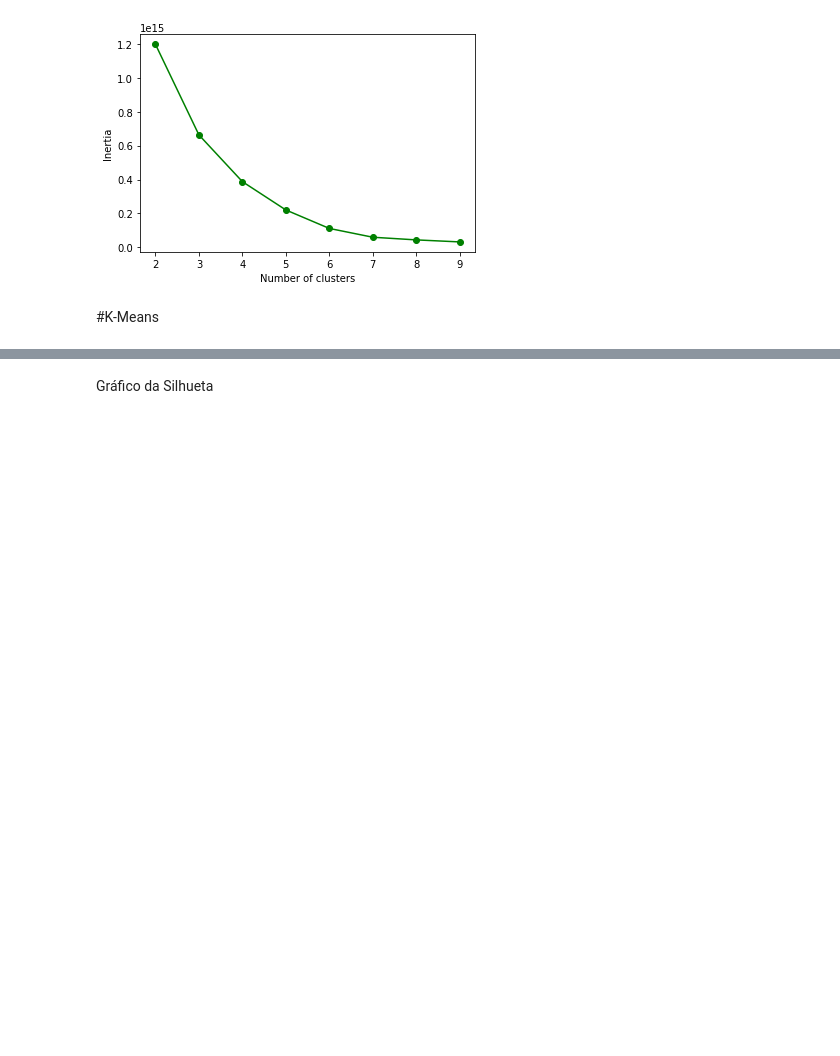
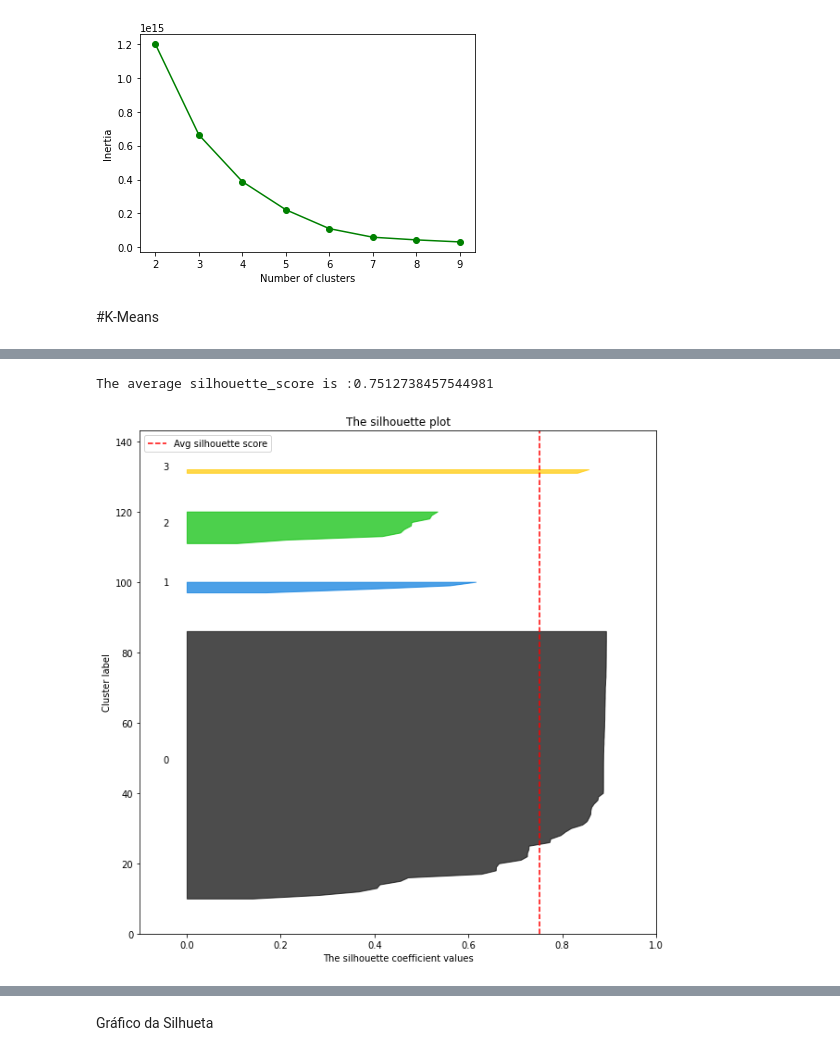
Before and after one commit to Dany-Lima/Machine_Learing, a Jupyter notebook: Trabalho_Dataset_Air_Traffic_Passenger_Statistics.ipynb, the cells around one changed output, grey strips where cells are left out. Cells and saved outputs as stored; diff of their text form; code cells hidden in the pictures; blank space fills up the shorter version.

```diff
--- a/Trabalho_Dataset_Air_Traffic_Passenger_Statistics.ipynb
+++ b/Trabalho_Dataset_Air_Traffic_Passenger_Statistics.ipynb
@@ -159,0 +181,31 @@ plt.show()
+# %%
+n_clusters = 4
+plt.figure(figsize = (10,10))
+plt.gca().set_xlim([-0.1,1])
+plt.gca().set_ylim([0, len(X) + (n_clusters + 1) * 10])
+clusterer = KMeans(n_clusters=n_clusters, random_state=10)
+labels = clusterer.fit_predict(X)
+print("The average silhouette_score is :{}".format(silhouette_score(X, labels)))
+sample_silhouette_values = silhouette_samples(X, labels)
+y_lower = 10
+for i in range(n_clusters):
+    ith_cluster_silhouette_values = \
+    sample_silhouette_values[labels == i]
+    ith_cluster_silhouette_values.sort()
+    size_cluster_i = ith_cluster_silhouette_values.shape[0]
+    y_upper = y_lower + size_cluster_i
+    color = cm.nipy_spectral(float(i) / n_clusters)
+    plt.gca().fill_betweenx(np.arange(y_lower, y_upper),
+                          0, ith_cluster_silhouette_values,
+                          facecolor=color, edgecolor=color, alpha=0.7)
+    plt.gca().text(-0.05, y_lower + 0.5 * size_cluster_i, str(i))
+    y_lower = y_upper + 10
+plt.gca().axvline(x=silhouette_score(X, labels), color="red", linestyle="--", label = "Avg silhouette score")
+plt.title("The silhouette plot")
+plt.xlabel("The silhouette coefficient values")
+plt.ylabel("Cluster label")
+plt.legend()
+plt.show()
+# %% [output]
+The average silhouette_score is :0.7512738457544981
+[figure, added]
```
Also changed, not shown: parts of 10 cells of this notebook.
